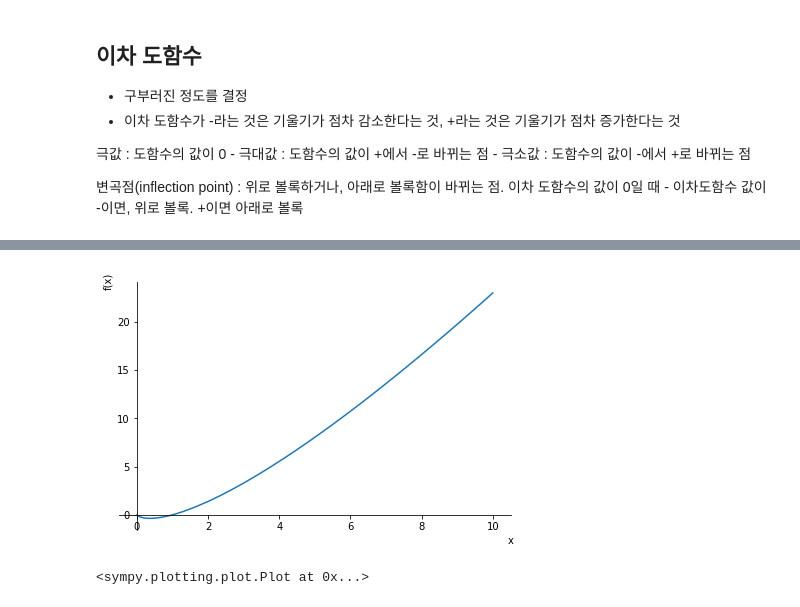
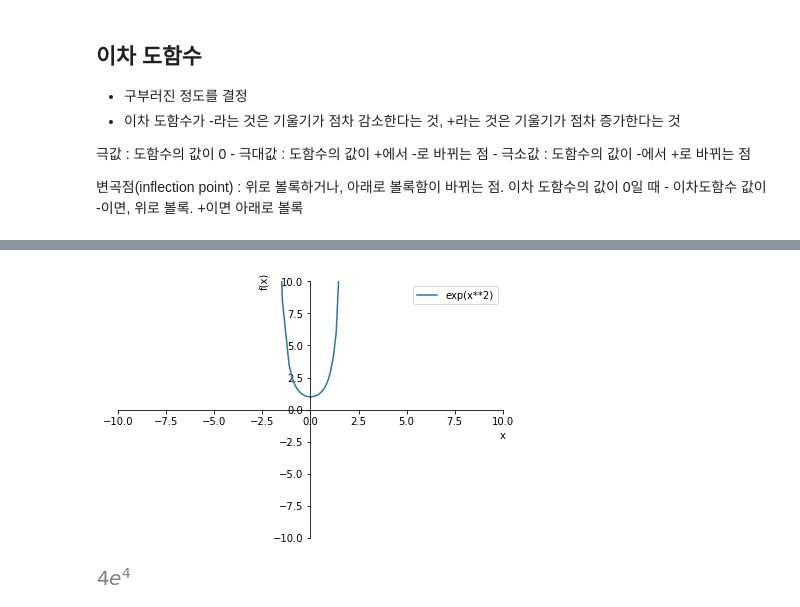
Before and after one commit to dss99911/ds-study, a Jupyter notebook: python/mathmetics/differential.ipynb, the cells around one changed output, grey strips where cells are left out. Saved outputs shown, nothing was run; the diff lists cells and outputs as text; code cells hidden in the pictures.

```diff
--- a/python/mathmetics/differential.ipynb
+++ b/python/mathmetics/differential.ipynb
@@ -146,5 +142,12 @@ $\lim_{x \to a}\frac{f(x)}{g(x)} = \lim_{x \to a}\frac{f^\prime(x)}{g^\prime(x)}
-# %%
-plot(x*ln(x))
-# %% [output]
-[figure, removed]
-<sympy.plotting.plot.Plot at 0x...>
+# %%
+f = E ** (x**2)
+plot(f,  legend=True, **lim(10))
+
+
+diff(f, x).subs(x, 2)
+# diff(f)
+#
+# solve(diff(f), x)
+# %% [output]
+[figure, added]
+[figure, added]
```
Also changed, not shown: parts of 1 cell of this notebook, 1 other file.
